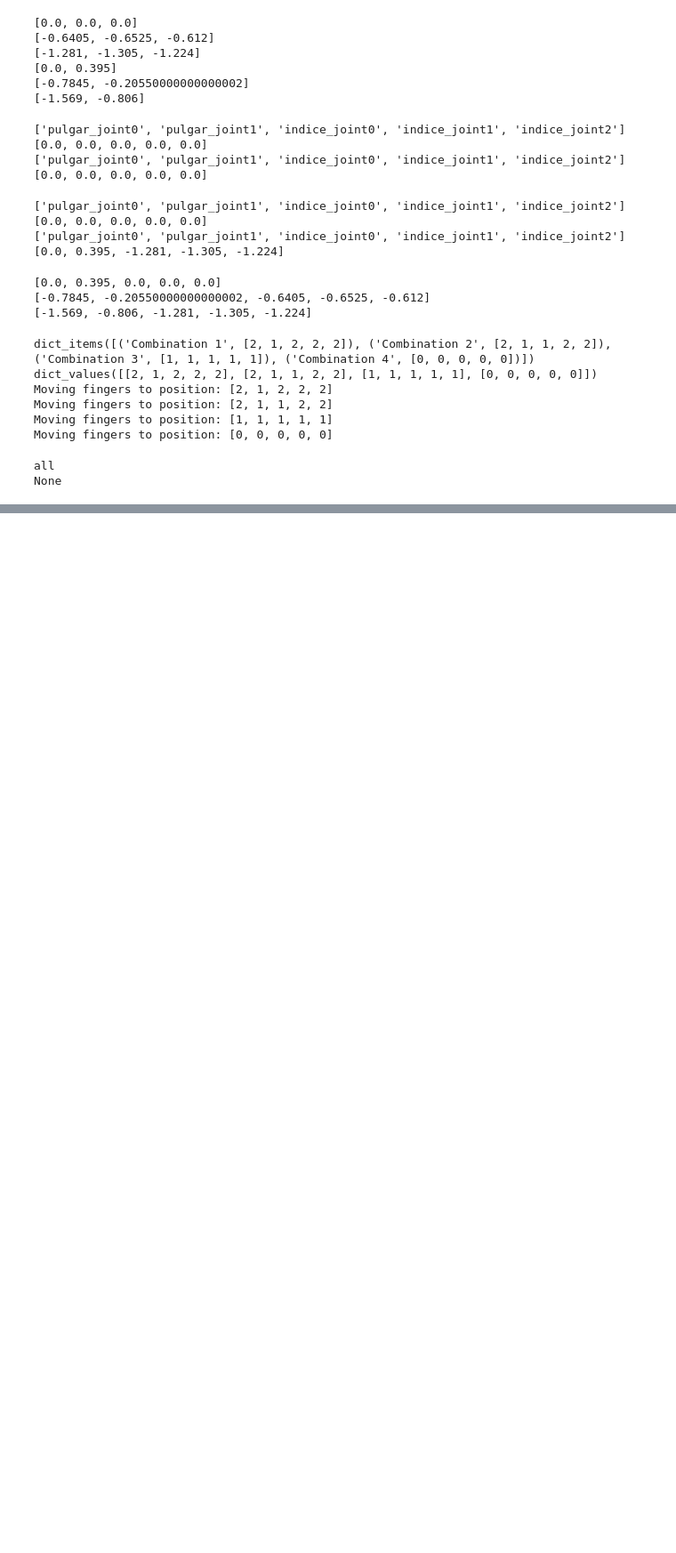
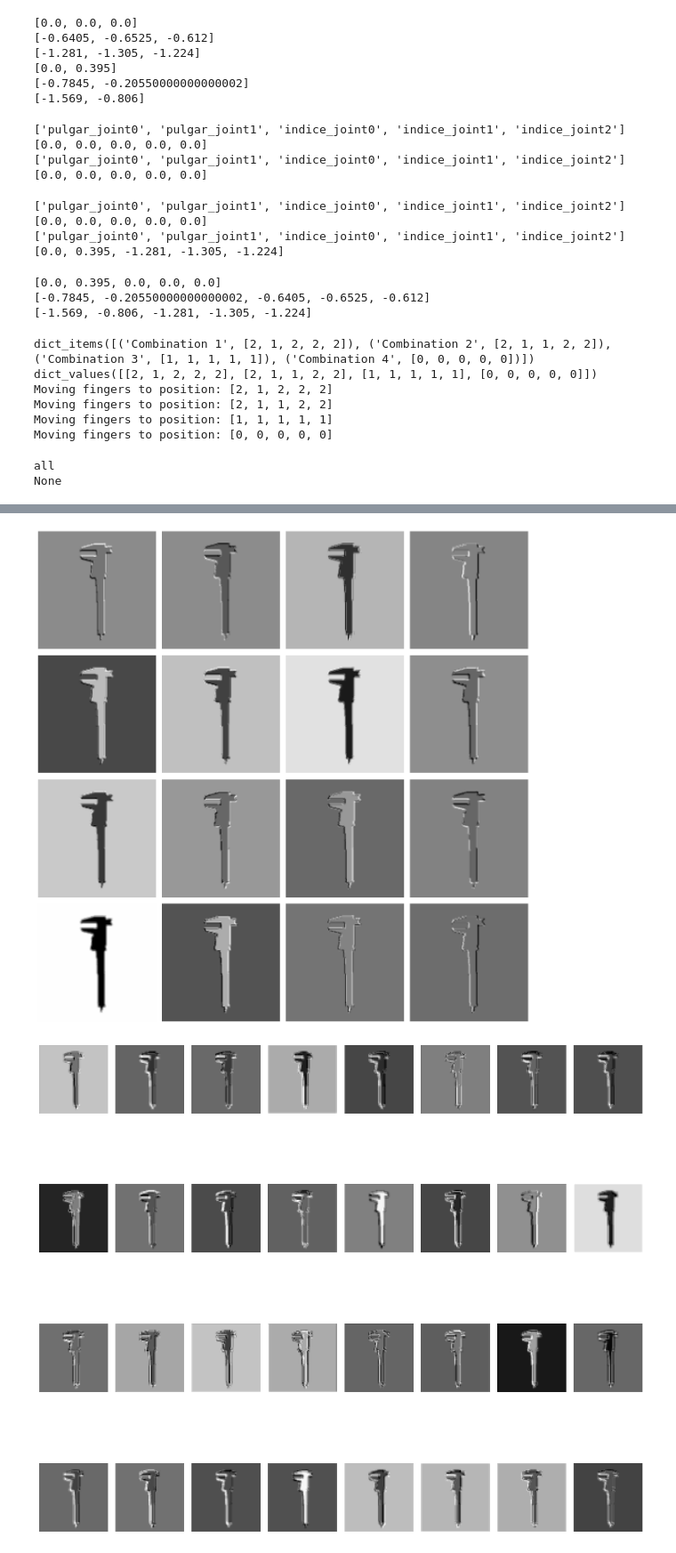
Before and after one commit to PabloKevin/ProyectoTecnologo_RoboticHandDRL, a Jupyter notebook: Desarrollo/simulation/Env03/notebook.ipynb, the cells around one changed output, grey strips where cells are left out. Shown at 89% size. Saved outputs shown, nothing was run; the diff lists cells and outputs as text; code cells hidden in the pictures; blank space fills up the shorter version.

```diff
--- a/Desarrollo/simulation/Env03/notebook.ipynb
+++ b/Desarrollo/simulation/Env03/notebook.ipynb
@@ -256,0 +301,13 @@ None
+# %%
+import os
+import numpy as np
+import cv2
+
+image_dir = "/home/pablo_kevin/ProyectoTecnologo_RoboticHandDRL/Desarrollo/simulation/Env03/DataSets/Pruebas"
+tools_of_interest = [f for f in os.listdir(image_dir)]
+
+for tool in tools_of_interest:
+    selected_image_path = os.path.join(image_dir, tool)
+    img = cv2.imread(selected_image_path, cv2.IMREAD_GRAYSCALE)
+    n_white_pixels = len(np.argwhere(img == 255))
+    print(tool, ", white_pixels/1000 =", n_white_pixels/1000, ", [min,max] with scale:", [n_white_pixels*0.9/1000, n_white_pixels*1.2/1000])
@@ -256,0 +410,5 @@ None
+# %%
+observer = ObserverNetwork(checkpoint_dir="./tmp/observer") # para ejecutar en vsc quitar el checkpoint para usar el que está por defecto.
+observer.load_model()
+
+observer(img)
@@ -256,0 +419,33 @@ None
+# %%
+def plot_feature_maps(feature_maps, ncols=4, cmap='gray'):
+    """
+    feature_maps: torch.Tensor of shape (C, H, W)
+    ncols: number of columns in the subplot
+    cmap: colormap to use for imshow
+    """
+    n_filters = feature_maps.shape[0]
+    nrows = (n_filters + ncols - 1) // ncols  # round up
+
+    fig, axarr = plt.subplots(nrows, ncols, figsize=(12, 12))
+    axarr = axarr.flat if nrows > 1 else [axarr]  # handle 1D vs 2D array of axes
+
+    for i in range(n_filters):
+        # Convert each channel to CPU numpy if on GPU
+        axarr[i].imshow(feature_maps[i], cmap=cmap)
+        axarr[i].axis('off')
+
+    # Hide unused subplots if any
+    for j in range(i+1, nrows*ncols):
+        axarr[j].axis('off')
+
+    plt.tight_layout()
+    plt.show()
+
+# Suppose feature_map has shape (16, 128, 128)
+# Just call the function:
+plot_feature_maps(observer.features_maps[0], ncols=4)
+plot_feature_maps(observer.features_maps[1], ncols=8)
+plot_feature_maps(observer.features_maps[2], ncols=16)
+# %% [output]
+[figure, added]
+[figure, added]
```
Also changed, not shown: parts of 14 cells of this notebook, 8 other files.
